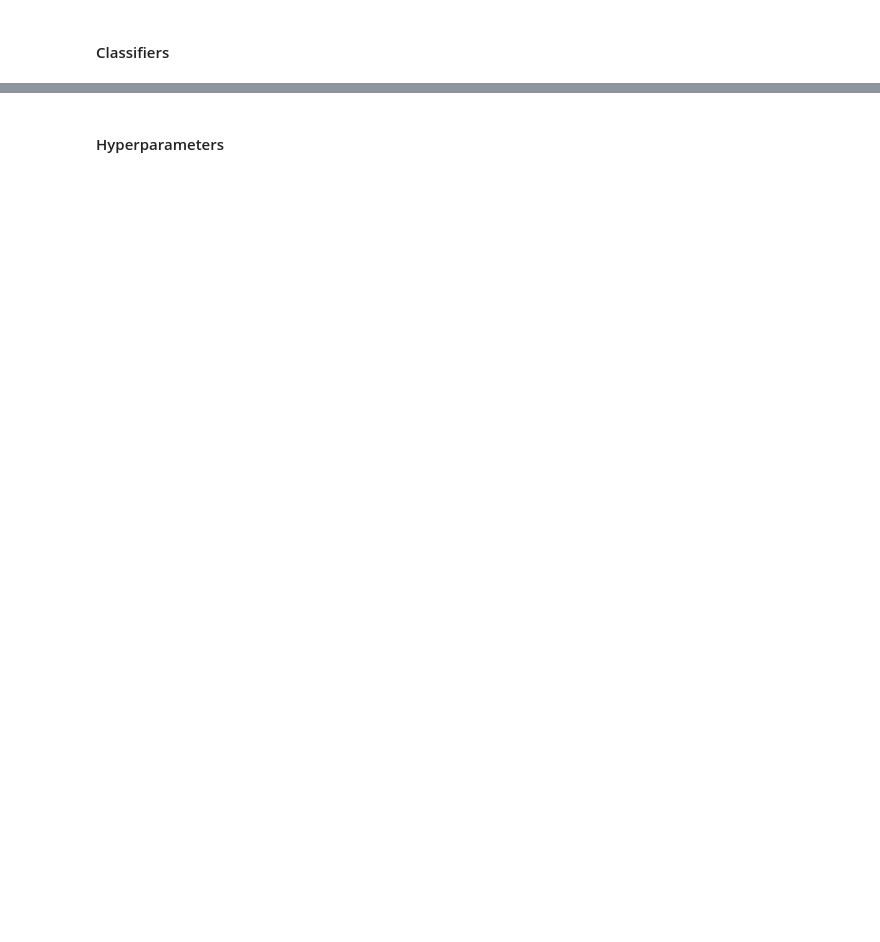
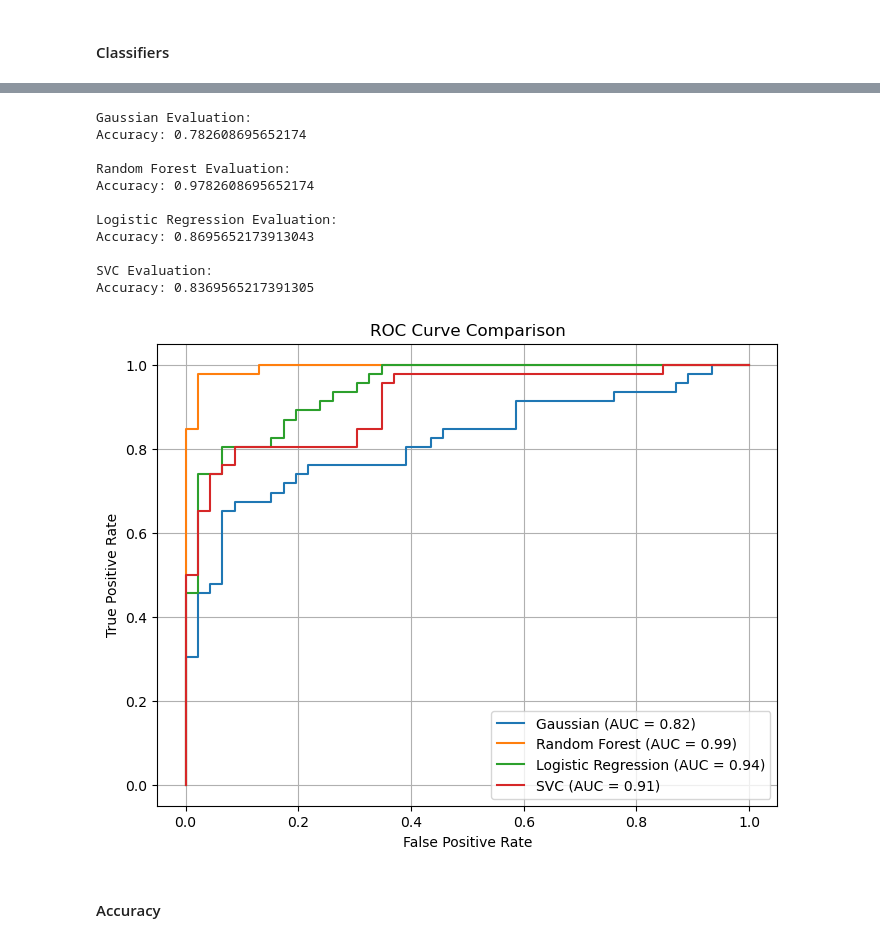
Before and after one commit to livkrom/Machine-Learning, a Jupyter notebook: TM10007_ML_Project-main/assignment.ipynb, the cells around one changed output, grey strips where cells are left out. Cells and saved outputs as stored; diff of their text form; code cells hidden in the pictures; blank space fills up the shorter version.

```diff
--- a/TM10007_ML_Project-main/assignment.ipynb
+++ b/TM10007_ML_Project-main/assignment.ipynb
@@ -639,2 +589,65 @@ Please also refer to the documentation for alternative solver options:
+# %%
+# Retraining models with the best parameters from GridSearch
+best_gnb = GaussianNB(**grid_gnb.best_params_)
+best_rf = RandomForestClassifier(**grid_rf.best_params_, random_state=42)
+best_lr = LogisticRegression(**grid_lr.best_params_, max_iter=1000)
+best_svc = SVC(**grid_svc.best_params_)
+
+# Fit all best models on the full training data
+best_gnb.fit(X_train, y_train)
+best_rf.fit(X_train, y_train)
+best_lr.fit(X_train, y_train)
+best_svc.fit(X_train, y_train)
+
+# Classifiers with best models
+models = {
+    "Gaussian": best_gnb,
+    "Random Forest": best_rf,
+    "Logistic Regression": best_lr,
+    "SVC": best_svc
+}
+
+for name, model in models.items():
+    y_pred = model.predict(X_train)
+
+    print(f"\n{name} Evaluation:")
+    print("Accuracy:", accuracy_score(y_train, y_pred))
+
+# ROC curve
+plt.figure(figsize=(8, 6))
+
+for name, model in models.items():
+    if hasattr(model, "predict_proba"):
+        y_score = model.predict_proba(X_train)[:, 1]
+    elif hasattr(model, "decision_function"):
+        y_score = model.decision_function(X_train)
+    else:
+        continue
+
+    fpr, tpr, _ = roc_curve(y_train, y_score)
+    roc_auc = auc(fpr, tpr)
+
+    plt.plot(fpr, tpr, label=f"{name} (AUC = {roc_auc:.2f})")
+
+# Plotting
+plt.title("ROC Curve Comparison")
+plt.xlabel("False Positive Rate")
+plt.ylabel("True Positive Rate")
+plt.legend()
+plt.grid(True)
+plt.show()
+# %% [output]
+Gaussian Evaluation:
+Accuracy: 0.782608695652174
+
+Random Forest Evaluation:
+Accuracy: 0.9782608695652174
+
+Logistic Regression Evaluation:
+Accuracy: 0.8695652173913043
+
+SVC Evaluation:
+Accuracy: 0.8369565217391305
+[figure, added]
 # %% [markdown]
-#### Hyperparameters
+#### Accuracy
```
Also changed, not shown: parts of 21 cells of this notebook.
